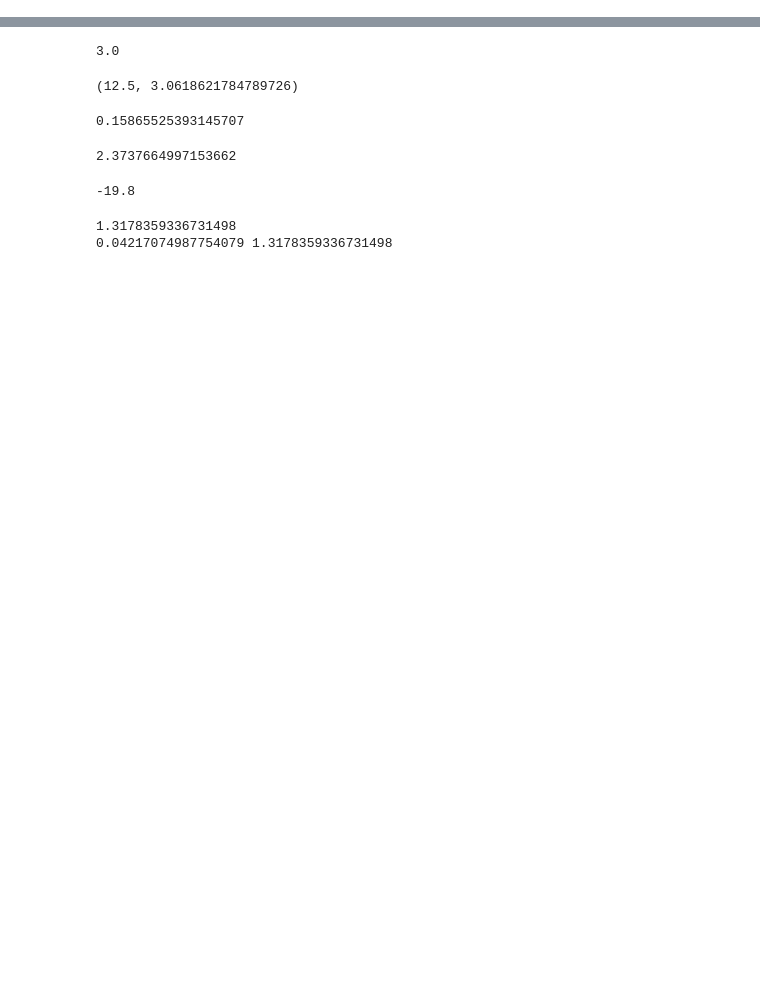
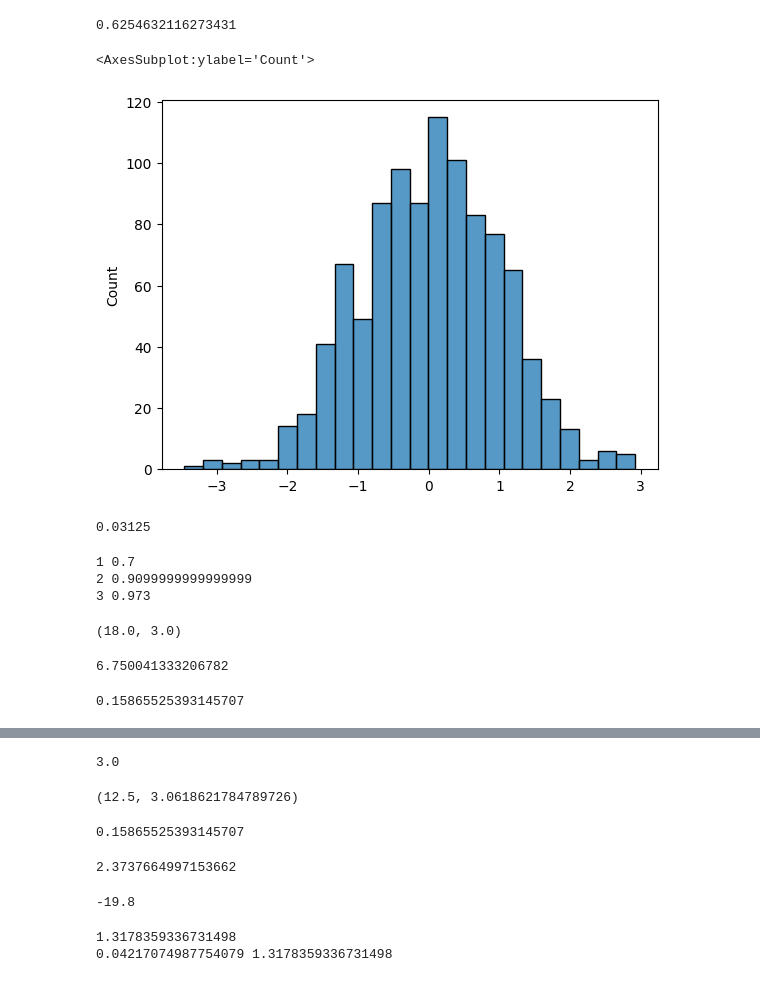
Before and after one commit to joshred83/gt_test_prep, a Jupyter notebook: Nbs/math.ipynb, the cells around one changed output, grey strips where cells are left out. Drawn from its saved outputs; the diff is of its cells as text; code cells hidden in the pictures; blank space fills up the shorter version.

```diff
--- a/Nbs/math.ipynb
+++ b/Nbs/math.ipynb
@@ -4,0 +6,53 @@ import scipy.stats
+# %%
+U = np.random.rand()
+V = np.random.rand()
+Z = np.sqrt(-2*np.log(U))*np.cos(2*np.pi*V)
+Z
+# %% [output]
+0.6254632116273431
+# %%
+vals = []
+for i in range(1000):
+    U = np.random.rand()
+    V = np.random.rand()
+    Z = np.sqrt(-2*np.log(U))*np.cos(2*np.pi*V)
+    vals.append(Z)
+# %%
+sns.histplot(vals)
+# %% [output]
+<AxesSubplot:ylabel='Count'>
+[figure, added]
+# %%
+p=0.5
+p**4*p
+# %% [output]
+0.03125
+# %%
+p=0.7
+total = 0
+for i in range(1,4):
+    total+= (1-p)**(i-1) * (p)
+    print(i,total)
+# %% [output]
+1 0.7
+2 0.9099999999999999
+3 0.973
+# %%
+l = np.array([7,-2,1,6])
+mu = l.mean()
+var = (l-mu)**2
+sum(var)/3, mu
+# %% [output]
+(18.0, 3.0)
+# %%
+np.sqrt(18/4)*3.182
+# %% [output]
+6.750041333206782
+# %%
+x = 415
+mu=400
+alpha =  (x-mu)/np.sqrt(225)
+
+1-(scipy.stats.norm.cdf(alpha)) #- (scipy.stats.norm.ppf(1-alpha))
+# %% [output]
+0.15865525393145707
```
Also changed, not shown: parts of 29 cells of this notebook, 3 other files.
